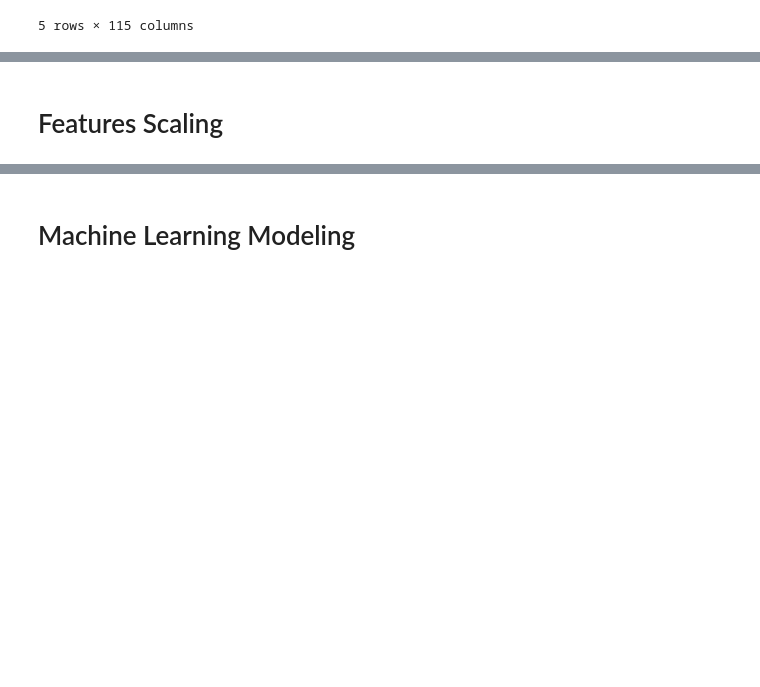
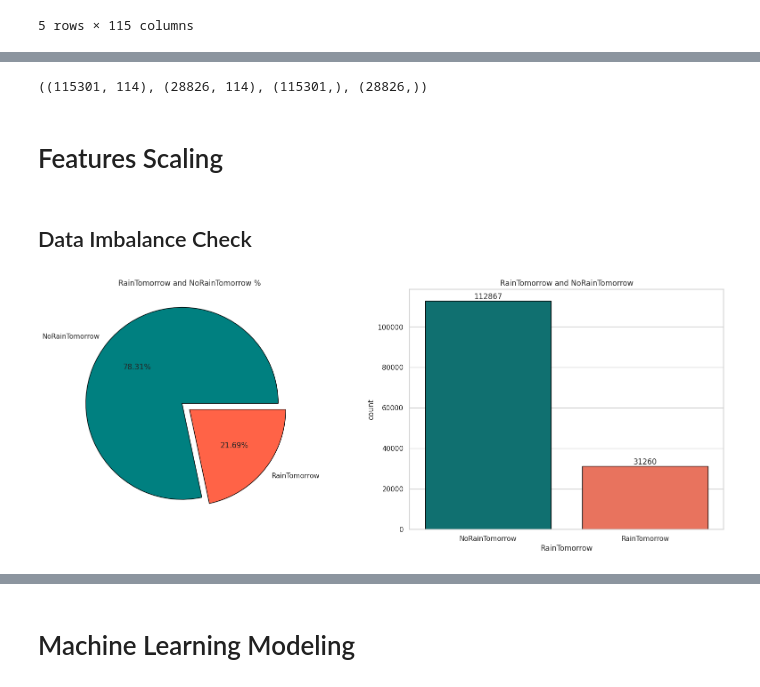
Before and after one commit to ikoghoemmanuell/Machine_Learning-Based_Rainfall_Prediction, a Jupyter notebook: rain.ipynb, the cells around one changed output, grey strips where cells are left out. Saved outputs shown, nothing was run; the diff lists cells and outputs as text; code cells hidden in the pictures; blank space fills up the shorter version.

```diff
--- a/rain.ipynb
+++ b/rain.ipynb
@@ -750,3 +718,7 @@ NameError: name 'fdzxgnhjjvjhvjvvjv' is not defined
+# %%
+X_train.shape, X_test.shape , y_train.shape, y_test.shape
+# %% [output]
+((115301, 114), (28826, 114), (115301,), (28826,))
 # %% [markdown]
 # Features Scaling
 # %%
@@ -757,3 +729,36 @@ NameError: name 'fdzxgnhjjvjhvjvvjv' is not defined
 # %%
 # X_train = pd.concat([X_numScaled_train, X_catEncoded_train], axis=1)
 # X_test = pd.concat([X_numScaled_test, X_catEncoded_test], axis=1)
+# %% [markdown]
+## Data Imbalance Check
+# %%
+#Defining colors for the plots
+palette = ['#008080','#FF6347', '#E50000', '#D2691E']
+palette2 = ['#FF6347', '#008080', '#E50000', '#D2691E']
+
+l1 = list(data['RainTomorrow'].value_counts())
+pie_values = [l1[0] / sum(l1) * 100, l1[1] / sum(l1) * 100]
+
+fig = plt.subplots(nrows = 1,ncols = 2,figsize = (20,7))
+
+plt.subplot(1,2,1)
+plt.pie(pie_values,labels = ['NoRainTomorrow','RainTomorrow'],
+        autopct = '%1.2f%%',
+        explode = (0.1,0),
+        colors = palette,
+        wedgeprops = {'edgecolor': 'black','linewidth': 1, 'antialiased' : True})
+plt.title('RainTomorrow and NoRainTomorrow %');
+
+plt.subplot(1,2,2)
+ax = sns.countplot(data = data,
+                   x='RainTomorrow',
+                   palette = palette,
+                   edgecolor = 'black')
+for i in ax.containers:
+    ax.bar_label(i,)
+ax.set_xticklabels(['NoRainTomorrow','RainTomorrow'])
+
+plt.title('RainTomorrow and NoRainTomorrow')
+plt.show()
+# %% [output]
+[figure, added]
```
Also changed, not shown: parts of 38 cells of this notebook.
